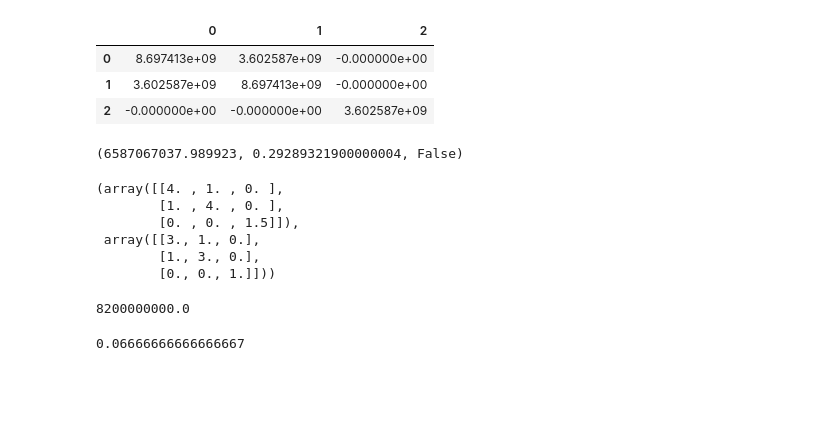
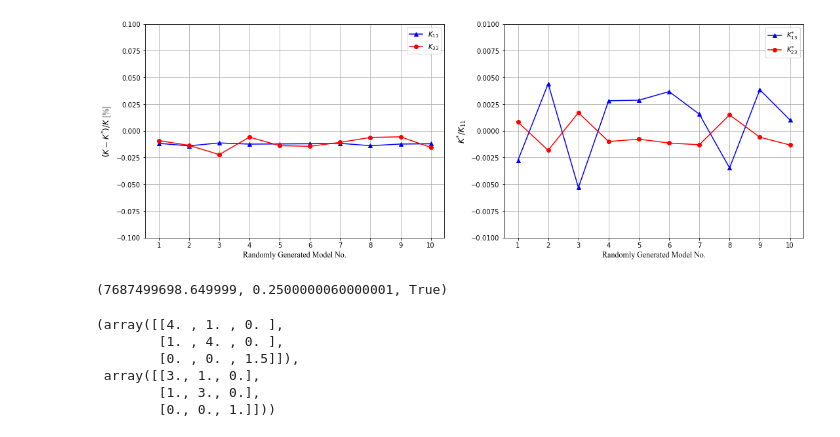
Before and after one commit to niccoforte/NF-PhD-gitRepo, a Jupyter notebook: code/StiffnessMatrix.ipynb, the cells around one changed output. Saved outputs shown, nothing was run; the diff lists cells and outputs as text; code cells hidden in the pictures; blank space fills up the shorter version.

```diff
--- a/code/StiffnessMatrix.ipynb
+++ b/code/StiffnessMatrix.ipynb
@@ -79,11 +100,11 @@ def calc_Kmatrix(LAT, l, nnx, mode, dis=None, plot=False):
 # %%
-LAT = "fcc"
+LAT = "tri"
 l = 0.01
 nnx = 10
-dis = ''      # None, dn, ds
+dis = 'dn'      # None, dn, ds
 
 mode = "lattice"
-Kmatrix_lat = calc_Kmatrix(LAT, l, nnx, mode, dis=dis, plot=True)
+Ks = calc_Kmatrix(LAT, l, nnx, mode, dis=dis, count=10, plot=False)
 
 mode = "unit"
 Kmatrix_unit = calc_Kmatrix(LAT, l, nnx, mode, plot=False)
@@ -94,8 +110,0 @@ Kmatrix_unit = calc_Kmatrix(LAT, l, nnx, mode, plot=False)
-# %%
-#pd.DataFrame((per-Kmatrix_lat)/per)#/Kmatrix_lat[0][1])
-pd.DataFrame(Kmatrix_lat)#/Kmatrix_lat[2s][2])
-# %% [output]
-|  | 0 | 1 | 2 |
-| 0 | 8.697413e+09 | 3.602587e+09 | -0.000000e+00 |
-| 1 | 3.602587e+09 | 8.697413e+09 | -0.000000e+00 |
-| 2 | -0.000000e+00 | -0.000000e+00 | 3.602587e+09 |
@@ -104,3 +111,44 @@ per = Kmatrix_lat
+# %%
+def plot_variation(Ks):
+    K11, K33, K13, K23 = [], [], [], []
+    for K in Ks[1:]:
+        K11.append((Ks[0][0][0]-K[0][0])/Ks[0][0][0])
+        K33.append((Ks[0][2][2]-K[2][2])/Ks[0][2][2])
+        K13.append(K[0][2]/Ks[0][0][0])
+        K23.append(K[1][2]/Ks[0][0][0])
+
+
+    fig, (ax1, ax2) = plt.subplots(1, 2)
+    fig.set_figheight(6)
+    fig.set_figwidth(18)
+
+    ax1.set_ylabel('$(K-K^{*})/K$ [%]', fontsize=12, fontname="Times New Roman")
+    ax1.set_xlabel('Randomly Generated Model No.', fontsize=12, fontname="Times New Roman")
+
+    ax1.set_ylim([-0.1, 0.1])
+    ax1.set_xticks([i+1 for i in range(len(K11))])
+
+    ax1.plot([i+1 for i in range(len(K11))], K11, 'b^-', label='$K_{11}$')
+    ax1.plot([i+1 for i in range(len(K33))], K33, 'ro-', label='$K_{33}$')
+
+    ax1.grid()
+    ax1.legend()
+
+    ax2.set_ylabel('$K^{*}/K_{11}$', fontsize=12, fontname="Times New Roman")
+    ax2.set_xlabel('Randomly Generated Model No.', fontsize=12, fontname="Times New Roman")
+
+    ax2.set_ylim([-0.01, 0.01])
+    ax2.set_xticks([i+1 for i in range(len(K11))])
+
+    ax2.plot([i+1 for i in range(len(K13))], K13, 'b^-', label='$K^{*}_{13}$')
+    ax2.plot([i+1 for i in range(len(K23))], K23, 'ro-', label='$K^{*}_{23}$')
+
+    ax2.grid()
+    ax2.legend()
+
+plot_variation(Ks)
+# %% [output]
+[figure, added]
 # %%
 def check_isotropy(K):
     if round(K[0][0]/K[0][1], 3) == 3.0 and round(K[0][0]/K[1][1], 3) == 1.0 and round(K[0][1]/K[2][2], 3) == 1.0:
@@ -114,10 +162,10 @@ def calc_effectiveProperties(K):
     E = (K[0][0]*((1+v)*(1-2*v)))/(1-v)
     return E, v, iso
 
-E_eff, v_eff, iso = calc_effectiveProperties(Kmatrix_unit)
+E_eff, v_eff, iso = calc_effectiveProperties(Ks[0])
 E_eff, v_eff, iso
 # %% [output]
-(6587067037.989923, 0.29289321900000004, False)
+(7687499698.649999, 0.2500000060000001, True)
 # %%
 v_iso = 0.25
 K_iso_pStress = (1/(1-v_iso**2))*np.array([[1, v_iso, 0],
@@ -135,12 +183,3 @@ K_iso_pStress/min(K_iso_pStress[0][:2]), K_iso_pStrain/min(K_iso_pStrain[0][:2])
  array([[3., 1., 0.],
         [1., 3., 0.],
         [0., 0., 1.]]))
-# %%
-E_fleck, v_fleck = material_properties("tri", 123e9, 0.2)
-E_fleck
-# %% [output]
-8200000000.0
-# %%
-np.abs(E_eff-E_fleck)/E_eff
-# %% [output]
-0.06666666666666667
```
Also changed, not shown: parts of 3 cells of this notebook, 6 other files.
